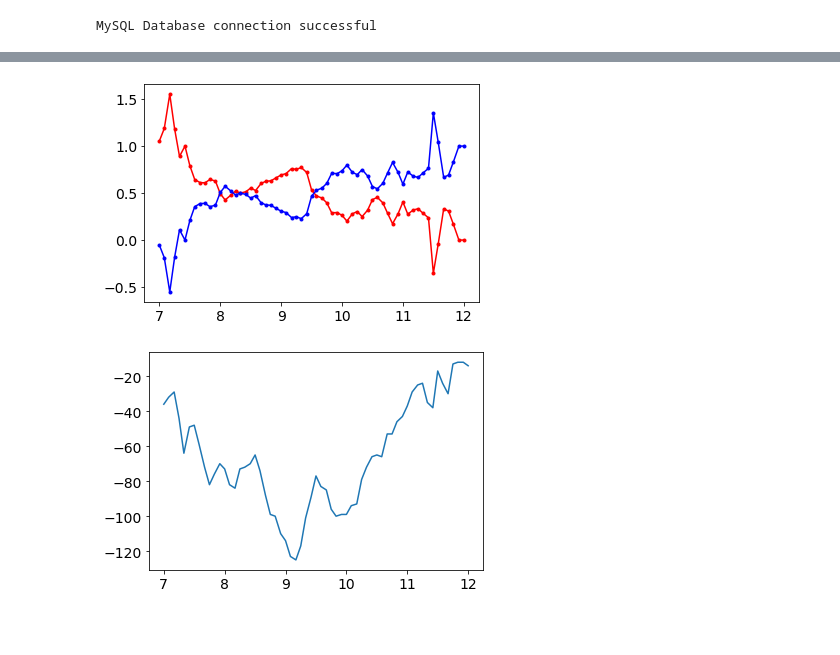
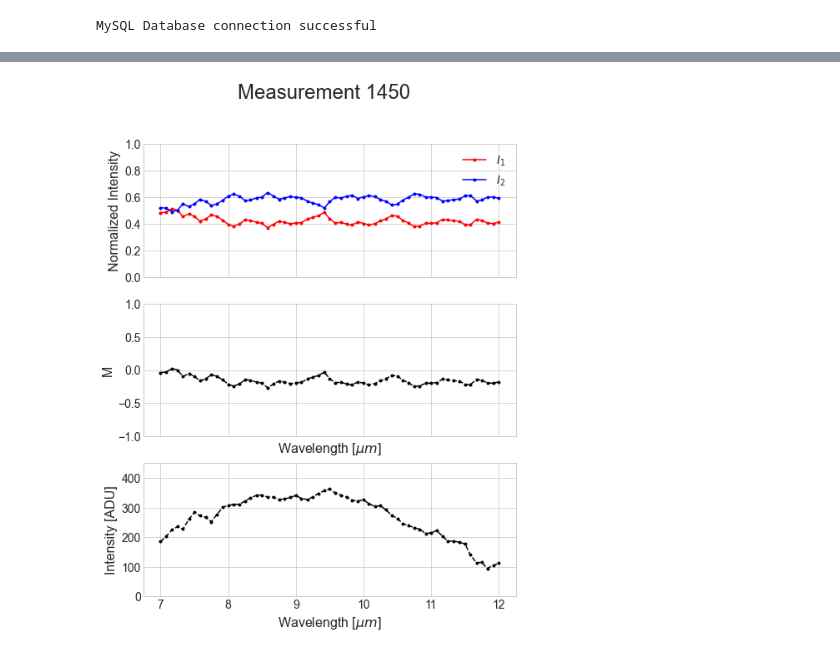
Before and after one commit to Polarization-Lab/IRCSP-Payload, a Jupyter notebook: DataManagement/plot_from_SQL.ipynb, the cells around one changed output, grey strips where cells are left out. Saved outputs shown, nothing was run; the diff lists cells and outputs as text; code cells hidden in the pictures; blank space fills up the shorter version.

```diff
--- a/DataManagement/plot_from_SQL.ipynb
+++ b/DataManagement/plot_from_SQL.ipynb
@@ -24,5 +24,7 @@ plt.rc('xtick', labelsize=SMALL_SIZE)    # fontsize of the tick labels
 plt.rc('ytick', labelsize=SMALL_SIZE)    # fontsize of the tick labels
 plt.rc('legend', fontsize=SMALL_SIZE)    # legend fontsize
 plt.rc('figure', titlesize=BIGGER_SIZE)  # fontsize of the figure title
+
+plt.style.use('seaborn-whitegrid')
 # %%
 dftelem = pd.read_csv('/Volumes/KESU/SQL_Queries/Measurements.csv')
@@ -80,13 +99,3 @@ def db_id(db, idn,camera):
     df = pd.DataFrame(from_db, columns=columns)
 
     return(df)
-# %%
-offset = 50;
-
-db1ref = db_id('IRCSP.rawdata', 1366,1)
-db2ref = db_id('IRCSP.rawdata', 1366,2)
-ref1 = np.array(db1ref['value']+offset)
-ref2 = np.array(db2ref['value']+offset)
-plt.plot(db1ref['wavelength'],ref1,'r.-')
-plt.plot(db1ref['wavelength'],ref2,'b.-')
-#plt.ylim(0,400)
@@ -96,21 +102,41 @@ plt.plot(db1ref['wavelength'],ref2,'b.-')
-# %%
-
-index = 2051;
-
-db1 = db_id('IRCSP.rawdata', index,1)
-db2 = db_id('IRCSP.rawdata', index,2)
-val1 =np.array(db1['value'])+ offset
-val2 =np.array(db2['value'])+ offset
-norm =  val1 + val2;
-plt.plot(db1['wavelength'],val1/norm,'r.-')
-plt.plot(db2['wavelength'],val2/norm,'b.-')
-#plt.ylim([.25,.75])
-plt.show()
-
-plt.plot(db1['wavelength'],norm);
-# %% [output]
-[figure, removed]
-[figure, removed]
+# %%
+offset = 500
+index = 1450;
+
+
+db1 = db_id('IRCSP.rawdata', index,1)
+db2 = db_id('IRCSP.rawdata', index,2)
+val1 =(np.array(db1['value']))
+val2 =(np.array(db2['value']))
+norm =  val1 + val2;
+
+#
+
+
+fig, ax = plt.subplots(3, 1, sharex='col', sharey='row',figsize = (8,10))
+
+ax[0].plot(db1ref['wavelength'],(val1)/norm,'r.-',label = "$I_1$")
+ax[0].plot(db1ref['wavelength'],(val2)/norm,'b.-',label = "$I_2$")
+ax[0].set_ylim([0,1])
+ax[0].legend()
+ax[0].set_ylabel('Normalized Intensity')
+
+ax[1].plot(db1ref['wavelength'],(val1-val2)/norm ,'k.--')
+ax[1].set_xlabel('Wavelength [$\mu m$]')
+ax[1].set_ylabel('M')
+ax[1].set_ylim([-1,1])
+
+ax[2].plot(db1ref['wavelength'],(val1/gamma1 + val2/gamma2)+offset ,'k.--')
+ax[2].set_xlabel('Wavelength [$\mu m$]')
+ax[2].set_ylabel('Intensity [ADU]')
+ax[2].set_ylim([0,450])
+
+
+fig.suptitle('Measurement ' +str(index))
+
+plt.show()
+# %% [output]
+[figure, added]
 # %%
 #TAKE X DATA FROM MEASUREMENTS
 
```
Also changed, not shown: parts of 13 cells of this notebook, 6 other files.
